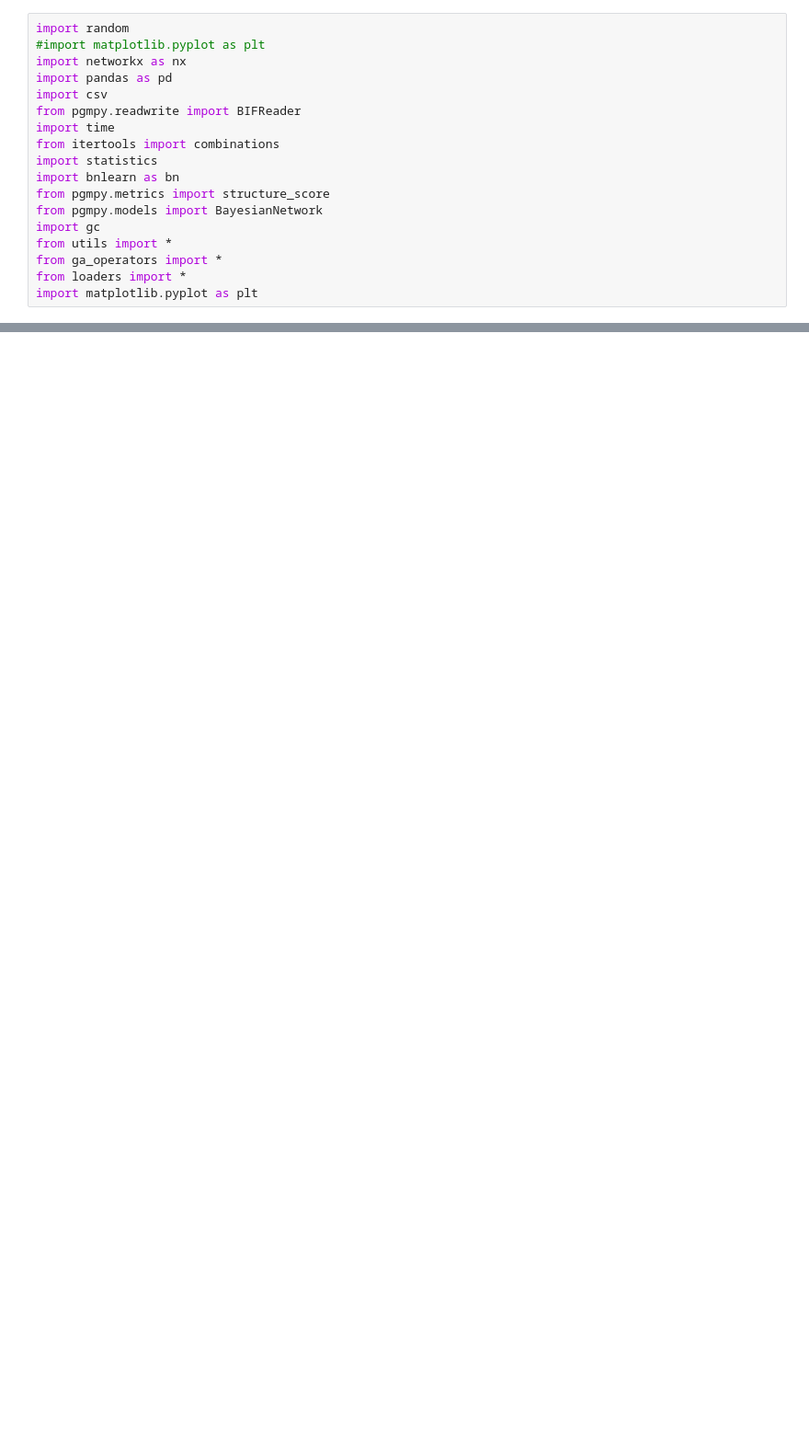
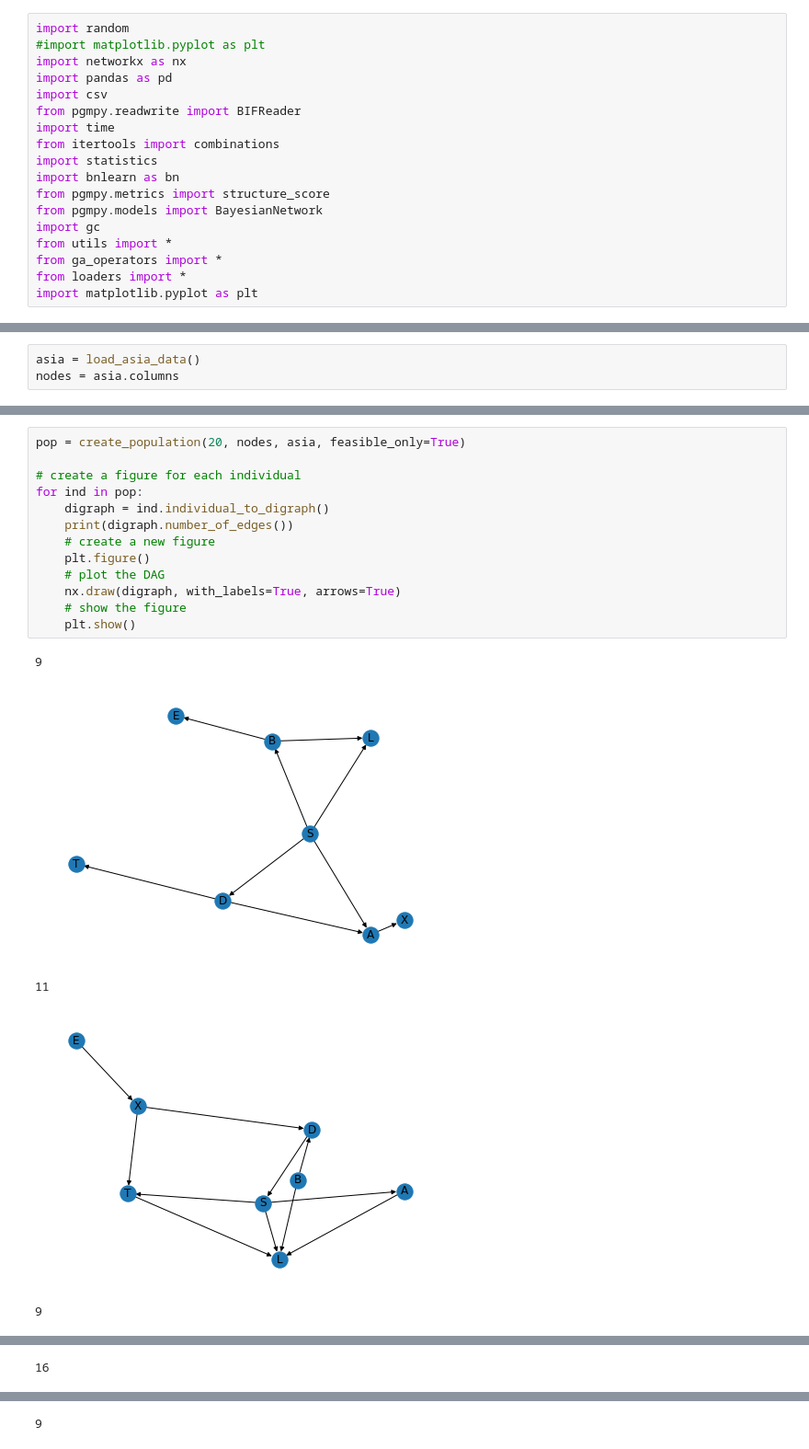
Before and after one commit to jpafcampos/evolutionary-dag-learning, a Jupyter notebook: src/tester.ipynb, the cells around one changed output, grey strips where cells are left out. Shown: that part at 92% size. Drawn from its saved outputs; the diff is of its cells as text; blank space fills up the shorter version.

```diff
--- a/src/tester.ipynb
+++ b/src/tester.ipynb
@@ -22 +19,4 @@ d = data.shape[1]
+# %%
+asia = load_asia_data()
+nodes = asia.columns
 # %%
@@ -371,0 +55,19 @@ BIC(gt, df.head(1000))
+# %%
+pop = create_population(20, nodes, asia, feasible_only=True)
+
+# create a figure for each individual
+for ind in pop:
+    digraph = ind.individual_to_digraph()
+    print(digraph.number_of_edges())
+    # create a new figure
+    plt.figure()
+    # plot the DAG
+    nx.draw(digraph, with_labels=True, arrows=True)
+    # show the figure
+    plt.show()
+# %% [output]
+9
+[figure, added]
+11
+[figure, added]
+9
@@ -371,0 +75 @@ BIC(gt, df.head(1000))
+16
@@ -371,0 +77 @@ BIC(gt, df.head(1000))
+9
```
Also changed, not shown: parts of 39 cells of this notebook, 49 other files.
